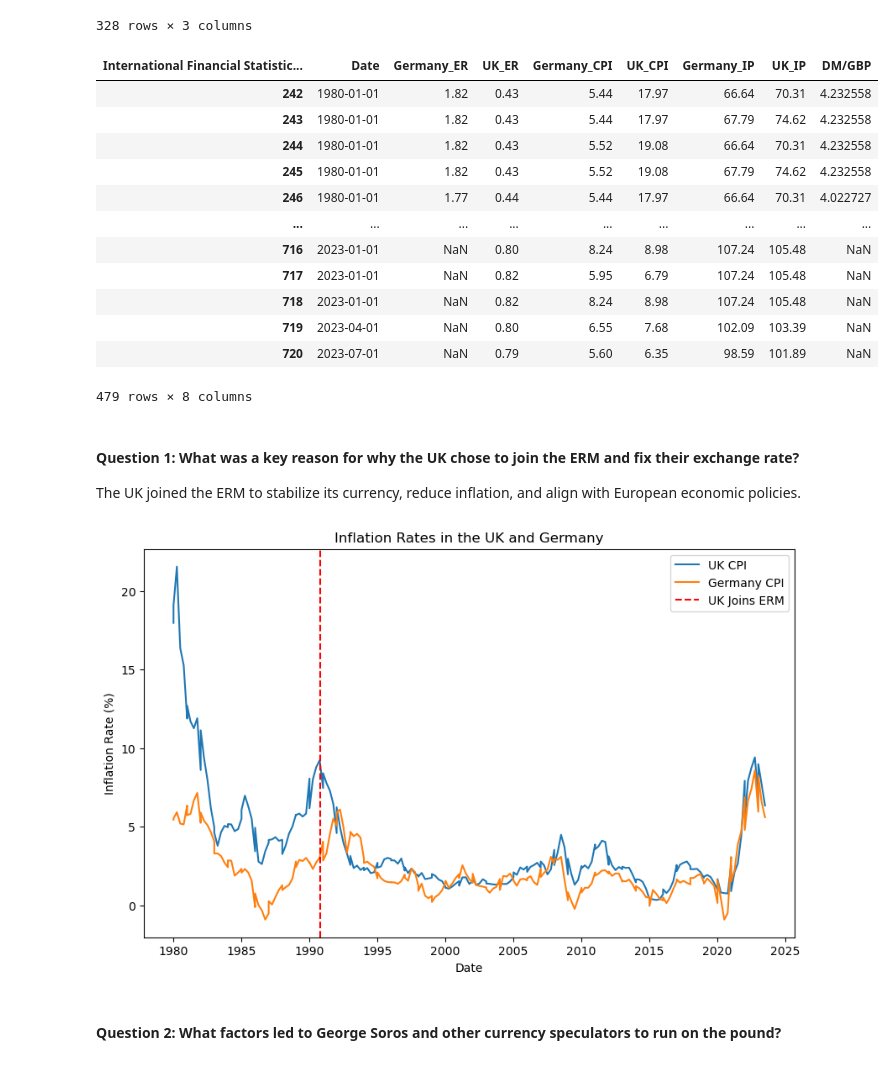
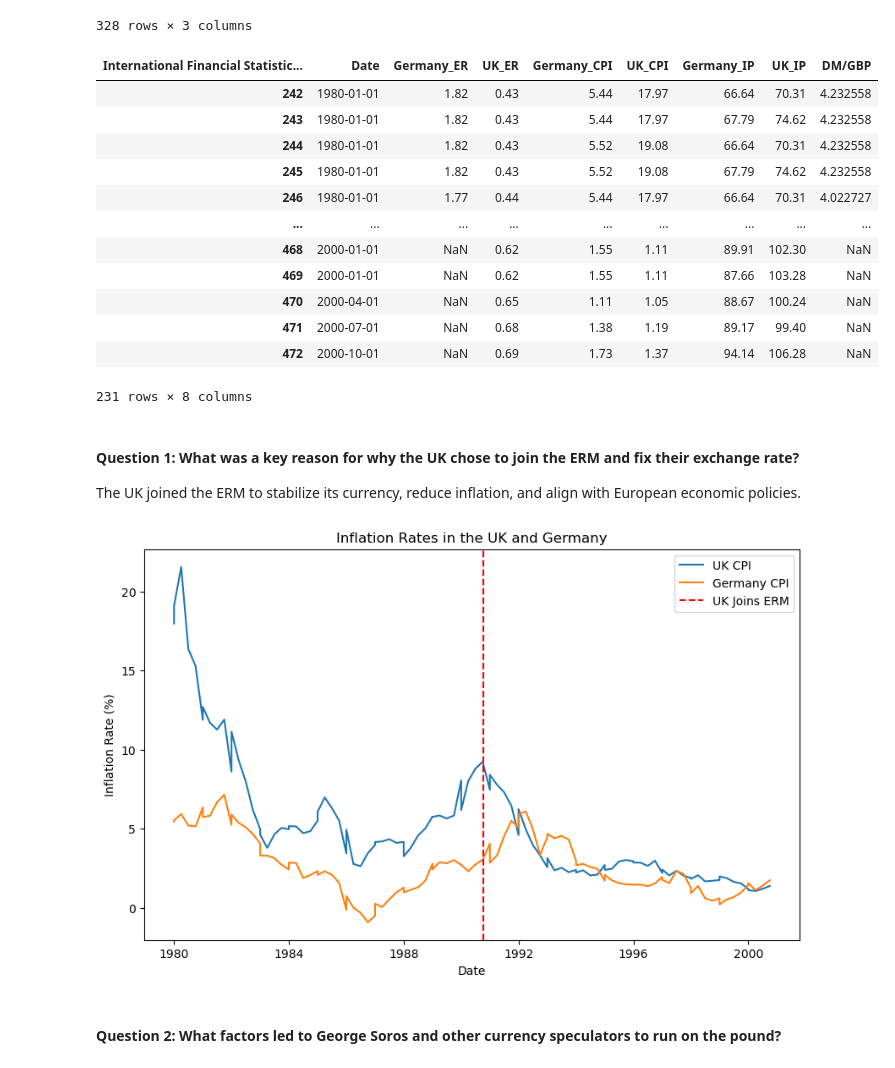
Before and after one commit to a-conga/EC1B1-Project-, a Jupyter notebook: group3.ipynb, the cells around one changed output. Cells and saved outputs as stored; diff of their text form; code cells hidden in the pictures.

```diff
--- a/group3.ipynb
+++ b/group3.ipynb
@@ -1145,25 +1145,28 @@ display(df_cleaned3)
 # %%
 #Merging to one dataframe
 countries_df_temp = pd.merge(df_cleaned, df_cleaned2, on=['Date'], how='inner')
 countries_df_temp2 = pd.merge(countries_df_temp, df_cleaned3, on=['Date'], how='inner')
 #calculate dm/gdp exchange rate column
 countries_df_temp2['DM/GBP'] = countries_df_temp2['Germany_ER']  / countries_df_temp2['UK_ER']
-countries_df = countries_df_temp2[countries_df_temp2['Date'].dt.year >= 1980]
+countries_df = countries_df_temp2[
+    (countries_df_temp2['Date'].dt.year >= 1980) &
+    (countries_df_temp2['Date'].dt.year <= 2000)
+]
 display(countries_df)
 # %% [output]
 | International Financial Statistic... | Date | Germany_ER | UK_ER | Germany_CPI | UK_CPI | Germany_IP | UK_IP | DM/GBP |
 | 242 | 1980-01-01 | 1.82 | 0.43 | 5.44 | 17.97 | 66.64 | 70.31 | 4.232558 |
 | 243 | 1980-01-01 | 1.82 | 0.43 | 5.44 | 17.97 | 67.79 | 74.62 | 4.232558 |
 | 244 | 1980-01-01 | 1.82 | 0.43 | 5.52 | 19.08 | 66.64 | 70.31 | 4.232558 |
 | 245 | 1980-01-01 | 1.82 | 0.43 | 5.52 | 19.08 | 67.79 | 74.62 | 4.232558 |
 | 246 | 1980-01-01 | 1.77 | 0.44 | 5.44 | 17.97 | 66.64 | 70.31 | 4.022727 |
 | ... | ... | ... | ... | ... | ... | ... | ... | ... |
-| 716 | 2023-01-01 | NaN | 0.80 | 8.24 | 8.98 | 107.24 | 105.48 | NaN |
-| 717 | 2023-01-01 | NaN | 0.82 | 5.95 | 6.79 | 107.24 | 105.48 | NaN |
-| 718 | 2023-01-01 | NaN | 0.82 | 8.24 | 8.98 | 107.24 | 105.48 | NaN |
-| 719 | 2023-04-01 | NaN | 0.80 | 6.55 | 7.68 | 102.09 | 103.39 | NaN |
-| 720 | 2023-07-01 | NaN | 0.79 | 5.60 | 6.35 | 98.59 | 101.89 | NaN |
+| 468 | 2000-01-01 | NaN | 0.62 | 1.55 | 1.11 | 89.91 | 102.30 | NaN |
+| 469 | 2000-01-01 | NaN | 0.62 | 1.55 | 1.11 | 87.66 | 103.28 | NaN |
+| 470 | 2000-04-01 | NaN | 0.65 | 1.11 | 1.05 | 88.67 | 100.24 | NaN |
+| 471 | 2000-07-01 | NaN | 0.68 | 1.38 | 1.19 | 89.17 | 99.40 | NaN |
+| 472 | 2000-10-01 | NaN | 0.69 | 1.73 | 1.37 | 94.14 | 106.28 | NaN |
-479 rows × 8 columns
+231 rows × 8 columns
 # %% [markdown]
 #### Question 1: What was a key reason for why the UK chose to join the ERM and fix their exchange rate?
 The UK joined the ERM to stabilize its currency, reduce inflation, and align with European economic policies.
@@ -1180,7 +1183,7 @@ plt.ylabel('Inflation Rate (%)')
 plt.legend()
 plt.show()
 # %% [output]
-[figure, old version]
+[figure, new version]
 # %% [markdown]
 #### Question 2: What factors led to George Soros and other currency speculators to run on the pound?
 # %%
```
Also changed, not shown: parts of 4 cells of this notebook.
